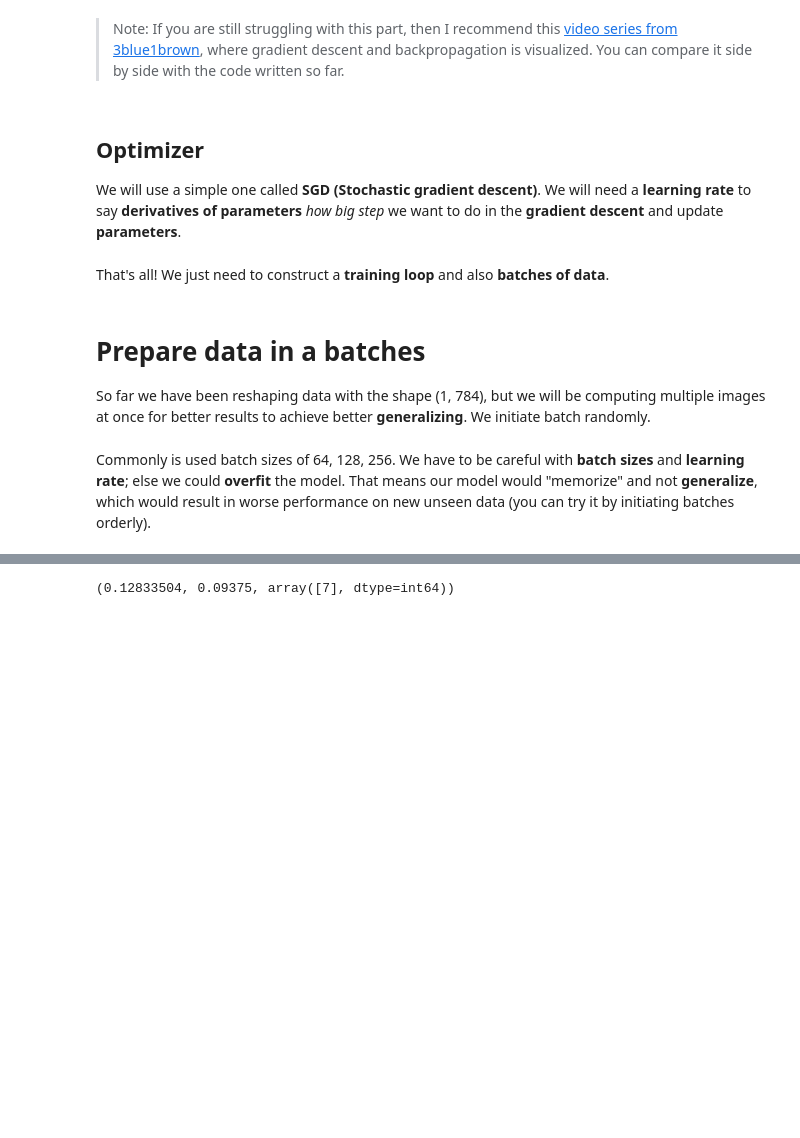
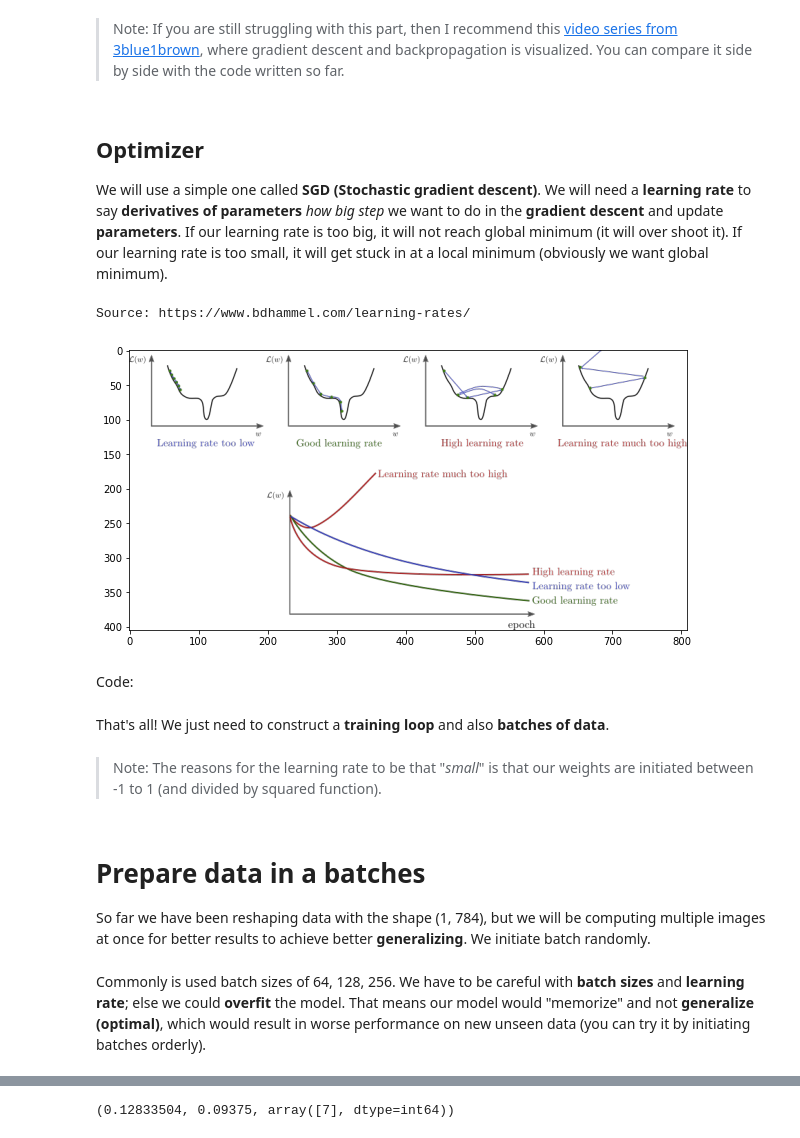
Before and after one commit to ludius0/my-blog, a Jupyter notebook: _notebooks/2020-12-14-Neural-network-from-scratch.ipynb, the cells around one changed output, grey strips where cells are left out. Saved outputs shown, nothing was run; the diff lists cells and outputs as text; code cells hidden in the pictures; blank space fills up the shorter version.

```diff
--- a/_notebooks/2020-12-14-Neural-network-from-scratch.ipynb
+++ b/_notebooks/2020-12-14-Neural-network-from-scratch.ipynb
@@ -482,7 +482,18 @@ There is only one last missing piece. We need to **update parameters** and for t
 # %% [markdown]
 ## Optimizer
 
-We will use a simple one called **SGD (Stochastic gradient descent)**. We will need a **learning rate** to say **derivatives of parameters** *how big step* we want to do in the **gradient descent** and update **parameters**.
+We will use a simple one called **SGD (Stochastic gradient descent)**. We will need a **learning rate** to say **derivatives of parameters** *how big step* we want to do in the **gradient descent** and update **parameters**. If our learning rate is too big, it will not reach global minimum (it will over shoot it). If our learning rate is too small, it will get stuck in at a local minimum (obviously we want global minimum).
+# %%
+#hide-input
+img = mpimg.imread('../images/learning_rate-dl.png')
+plt.figure(figsize=(10, 8))
+plt.imshow(img)
+print("Source: https://www.bdhammel.com/learning-rates/")
+# %% [output]
+Source: https://www.bdhammel.com/learning-rates/
+[figure, added]
+# %% [markdown]
+Code:
 # %%
 #hide-output
 lr = 0.001
@@ -492,6 +503,8 @@ w1 += -lr * d_w1
 w2 += -lr * d_w2
 # %% [markdown]
 That's all! We just need to construct a **training loop** and also **batches of data**.
+# %% [markdown]
+> Note: The reasons for the learning rate to be that "*small*" is that our weights are initiated between -1 to 1 (and divided by squared function).
 # %% [markdown]
 # Prepare data in a batches
 
@@ -503,4 +516,4 @@ samp = np.random.randint(0, X_train.shape[0], size=(batch_size))
 X = X_train[samp].reshape((-1, 28*28))
 Y = Y_train[samp]
 # %% [markdown]
-Commonly is used batch sizes of 64, 128, 256. We have to be careful with **batch sizes** and **learning rate**; else we could **overfit** the model. That means our model would "memorize" and not **generalize**, which would result in worse performance on new unseen data (you can try it by initiating batches orderly).
+Commonly is used batch sizes of 64, 128, 256. We have to be careful with **batch sizes** and **learning rate**; else we could **overfit** the model. That means our model would "memorize" and not **generalize (optimal)**, which would result in worse performance on new unseen data (you can try it by initiating batches orderly).
```
Also changed, not shown: parts of 8 cells of this notebook, 2 other files.
